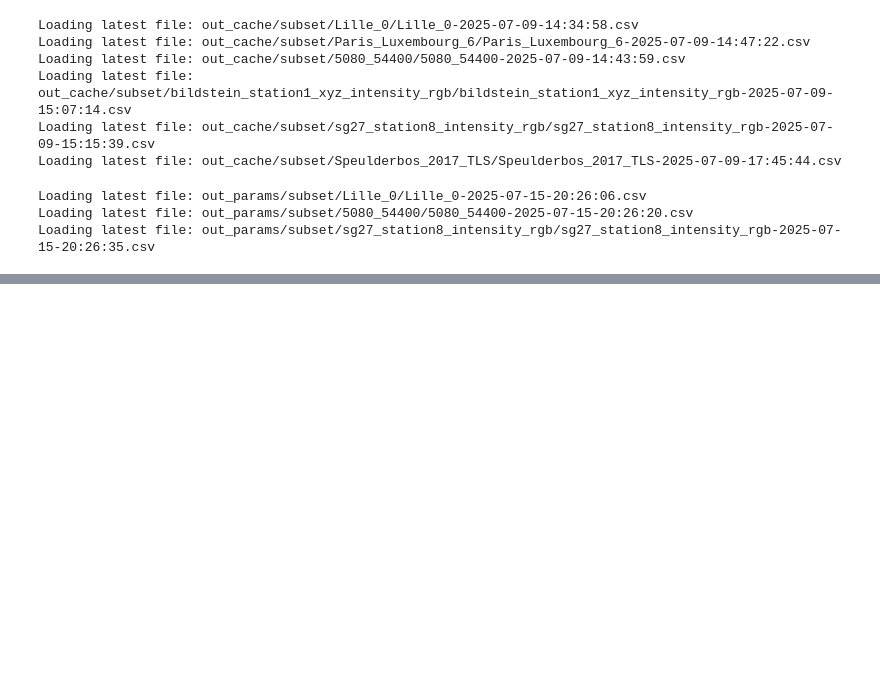
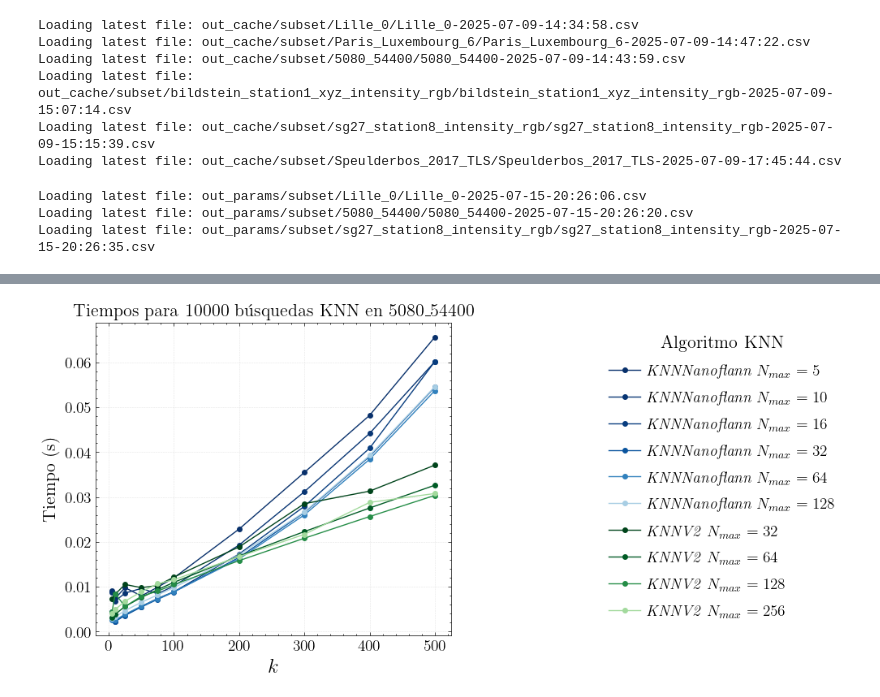
Before and after one commit to derivada/octrees-benchmark, a Jupyter notebook: benchmark_plots_cache_knn.ipynb, the cells around one changed output, grey strips where cells are left out. Drawn from its saved outputs; the diff is of its cells as text; code cells hidden in the pictures; blank space fills up the shorter version.

```diff
--- a/benchmark_plots_cache_knn.ipynb
+++ b/benchmark_plots_cache_knn.ipynb
@@ -795,7 +801,10 @@ output_fig(fig, "sg27_knn_random")
 # %%
 df = dfs["5080_54400"]
 fig = plot_knn_results_params(df, "5080_54400", MORTON_ENCODER, xlim=(0,500))
 output_fig(fig, "5080_54400_knn_random")
+fig
+# %% [output]
+[figure, added]
 # %%
 df = get_dataset_file("Lille_0", "latest", DATA_FULL)
 fig = plot_knn_results_params(df, "Lille_0 (full searches)", MORTON_ENCODER, xlim=(0,300))
```
Also changed, not shown: parts of 5 cells of this notebook, 6 other files.
